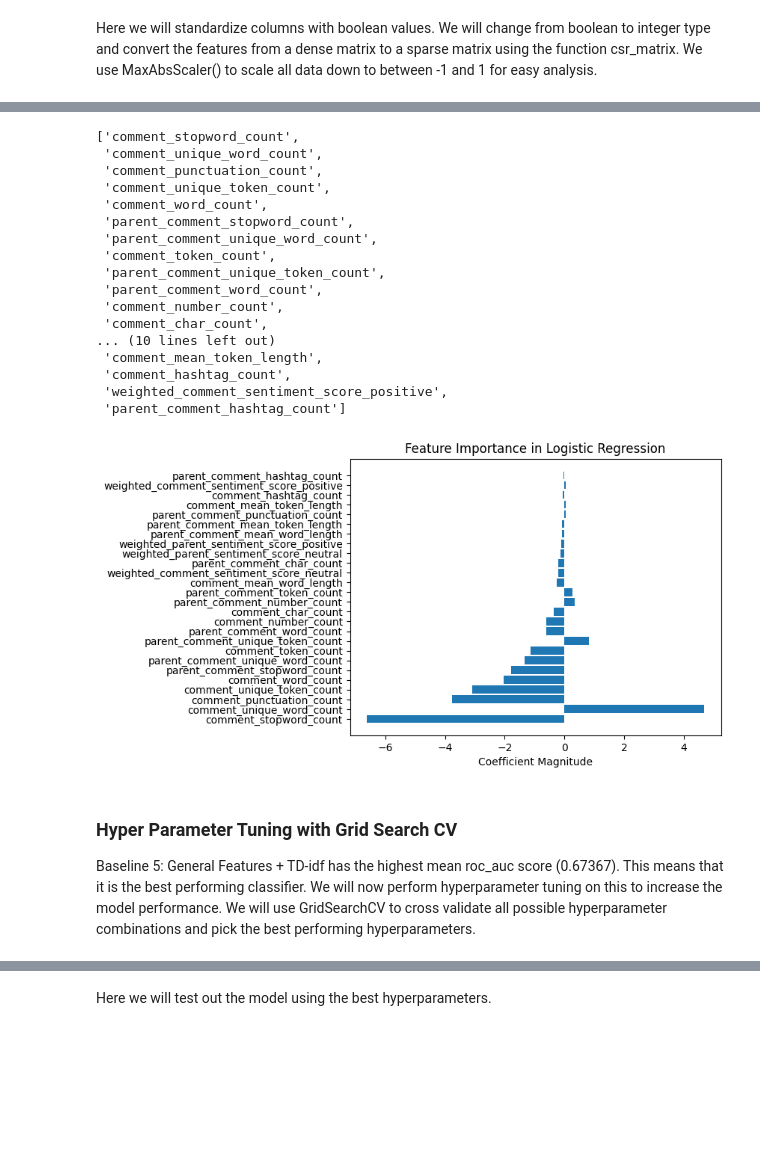
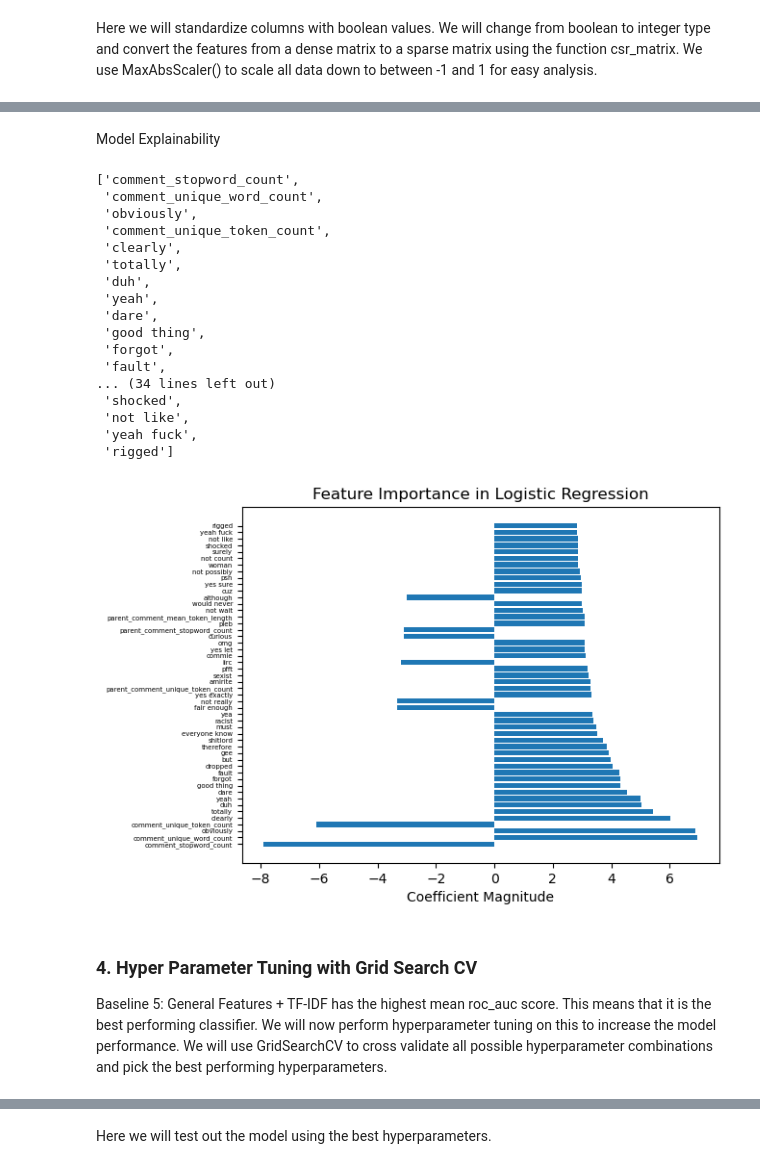
Before and after one commit to hoofangyu/cs3244_pg21, a Jupyter notebook: 4_1_regression_ml_withcomments.ipynb, the cells around one changed output, grey strips where cells are left out. Drawn from its saved outputs; the diff is of its cells as text; code cells hidden in the pictures; blank space fills up the shorter version.

```diff
--- a/4_1_regression_ml_withcomments.ipynb
+++ b/4_1_regression_ml_withcomments.ipynb
@@ -24,9 +26,9 @@ test = pd.read_pickle("data/test.pkl").dropna()
 # %%
-train_parent_tdidf_csr = vstack(train["parent_comment_tdidf"])
-test_parent_tdidf_csr = vstack(test["parent_comment_tdidf"])
+train_parent_tfidf_csr = vstack(train["parent_comment_tfidf"])
+test_parent_tfidf_csr = vstack(test["parent_comment_tfidf"])
 
-train_tdidf_csr = vstack(train["comment_tdidf"])
-test_tdidf_csr = vstack(test["comment_tdidf"])
+train_tfidf_csr = vstack(train["comment_tfidf"])
+test_tfidf_csr = vstack(test["comment_tfidf"])
 
 train_parent_bow_csr = vstack(train["parent_comment_bow"])
 test_parent_bow_csr = vstack(test["parent_comment_bow"])
@@ -583,0 +371,2 @@ Standard Deviation of roc_auc: 0.0032312662177705486
+# %%
+X_train_LR = hstack([X_train_gen_features,train_tfidf_csr])
@@ -583,0 +408,10 @@ Standard Deviation of roc_auc: 0.0032312662177705486
+# %%
+# Train Baseline Model on whole training set
+model = LogisticRegression(max_iter = 100000)
+model.fit(X_train_LR, y_train_LR)
+
+# Evaluate AUC_ROC
+X_test_LR = hstack([X_test_gen_features,test_tfidf_csr])
+y_pred_test = model.predict(X_test_LR)
+roc_auc_test = roc_auc_score(y_test_LR, y_pred_test)
+print(f"roc_auc test: {roc_auc_test}")
@@ -584,38 +438,46 @@ Standard Deviation of roc_auc: 0.0032312662177705486
+# %% [markdown]
+Model Explainability
 # %%
+# Finding the top 50 most important features
 coefficients = model.coef_[0]
-feature_names = list_of_features
-feature_importance = sorted(zip(coefficients, feature_names), key=lambda x: abs(x[0]), reverse=True)
+general_features = list_of_features
+ngrams_features = tfidf_vec.get_feature_names_out()
+feature_names = list_of_features + list(ngrams_features)
+
+feature_importance = list(sorted(zip(coefficients, feature_names), key=lambda x: abs(x[0]), reverse=True))[:50]
 
 top_features = [feature for _, feature in feature_importance]
 top_features
 # %% [output]
 ['comment_stopword_count',
  'comment_unique_word_count',
- 'comment_punctuation_count',
+ 'obviously',
  'comment_unique_token_count',
- 'comment_word_count',
- 'parent_comment_stopword_count',
- 'parent_comment_unique_word_count',
- 'comment_token_count',
- 'parent_comment_unique_token_count',
- 'parent_comment_word_count',
- 'comment_number_count',
- 'comment_char_count',
-... (10 lines left out)
- 'comment_mean_token_length',
- 'comment_hashtag_count',
- 'weighted_comment_sentiment_score_positive',
- 'parent_comment_hashtag_count']
+ 'clearly',
+ 'totally',
+ 'duh',
+ 'yeah',
+ 'dare',
+ 'good thing',
+ 'forgot',
+ 'fault',
+... (34 lines left out)
+ 'shocked',
+ 'not like',
+ 'yeah fuck',
+ 'rigged']
 # %%
+# Plot top 50 most important features
 importance, features = zip(*feature_importance)
 plt.barh(features, importance)
 plt.xlabel('Coefficient Magnitude')
 plt.title('Feature Importance in Logistic Regression')
+plt.yticks(fontsize=5)
 plt.show()
 # %% [output]
-[figure, old version]
+[figure, new version]
 # %% [markdown]
-### Hyper Parameter Tuning with Grid Search CV
+### 4. Hyper Parameter Tuning with Grid Search CV
 
-Baseline 5: General Features + TD-idf has the highest mean roc_auc score (0.67367). This means that it is the best performing classifier. We will now perform hyperparameter tuning on this to increase the model performance. We will use GridSearchCV to cross validate all possible hyperparameter combinations and pick the best performing hyperparameters.
+Baseline 5: General Features + TF-IDF has the highest mean roc_auc score. This means that it is the best performing classifier. We will now perform hyperparameter tuning on this to increase the model performance. We will use GridSearchCV to cross validate all possible hyperparameter combinations and pick the best performing hyperparameters.
 # %%
```
Also changed, not shown: parts of 59 cells of this notebook, 2 other files.
